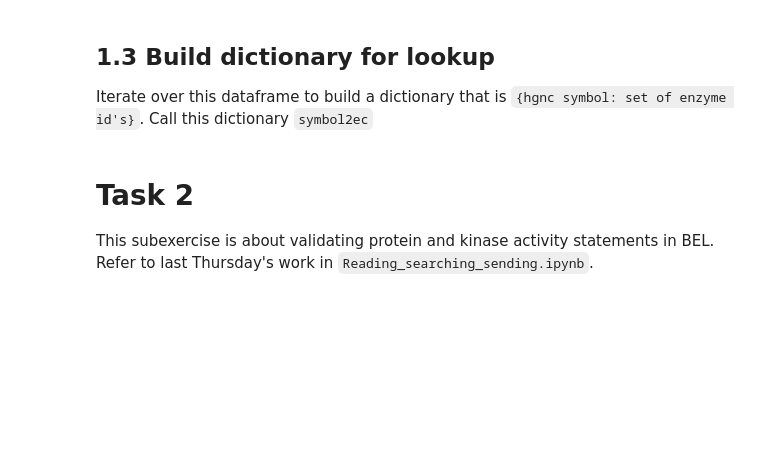
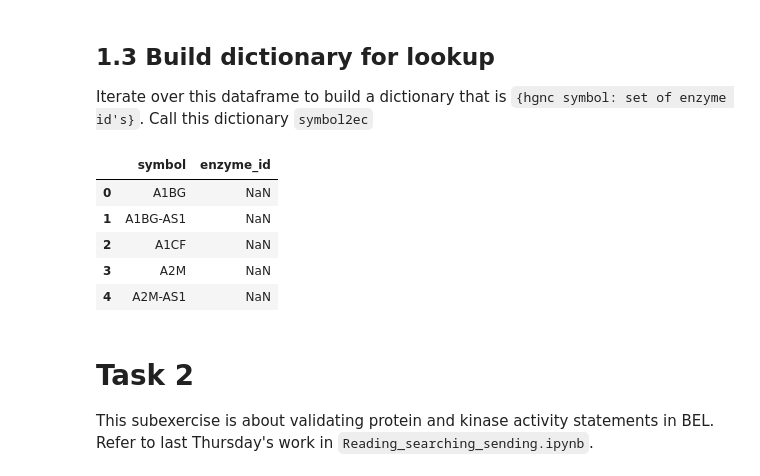
Before and after one commit to bit-lsi/BMDL2016, a Jupyter notebook: exercises/exercise08.ipynb, the cells around one changed output. Drawn from its saved outputs; the diff is of its cells as text; code cells hidden in the pictures; blank space fills up the shorter version.

```diff
--- a/exercises/exercise08.ipynb
+++ b/exercises/exercise08.ipynb
@@ -19,8 +25,20 @@ This exercise is about loading the HGNC data to create a dictionary from HGNC sy
 ## 1.1 Load Data
 
 Load json data from `/data/exercise02/hgnc_complete_set.json`.
+# %%
+data_path = os.path.join(base,
+                         'data',
+                         'exercise02',
+                         'hgnc_complete_set.json')
+with open(data_path) as f:
+    hgnc_json = json.load(f)
 # %% [markdown]
 ## 1.2 Reorganize Data into `pd.DataFrame`
 
 Identify the relevant subdictionaries in your `dictionary -> response -> docs`. Load them to a data frame,
 then create a new data frame with just the HGNC symbol and Enzyme ID
+# %%
+docs = hgnc_json['response']['docs']
+df_hgnc = pd.DataFrame(docs)
+
+list(df_hgnc.columns)
@@ -32,0 +67,9 @@ symbol2ec = {}
+# %%
+df_hgnc[['symbol', 'enzyme_id']].head(5)
+# %% [output]
+|  | symbol | enzyme_id |
+| 0 | A1BG | NaN |
+| 1 | A1BG-AS1 | NaN |
+| 2 | A1CF | NaN |
+| 3 | A2M | NaN |
+| 4 | A2M-AS1 | NaN |
```
Also changed, not shown: parts of 36 cells of this notebook.
